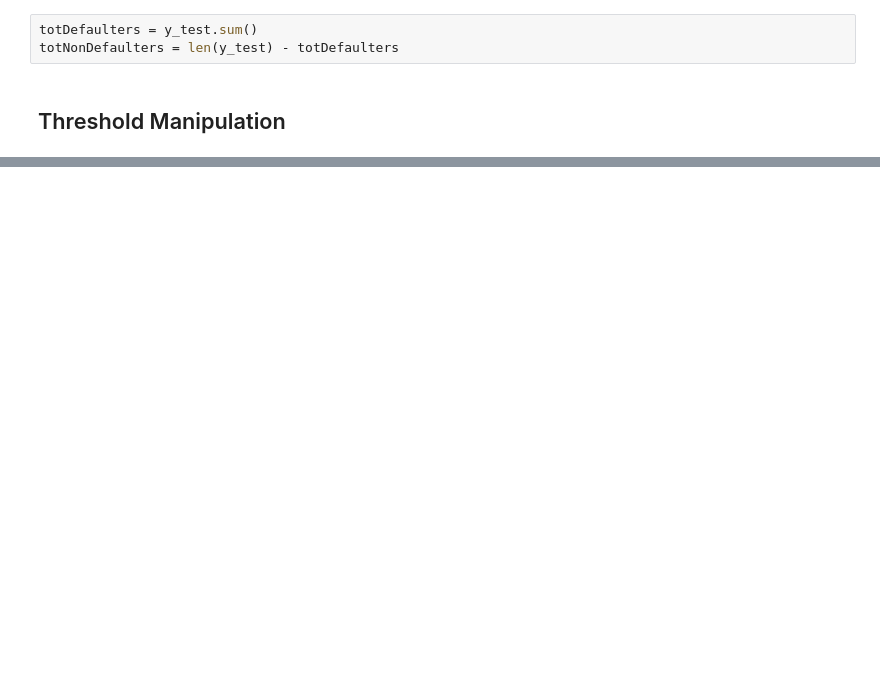
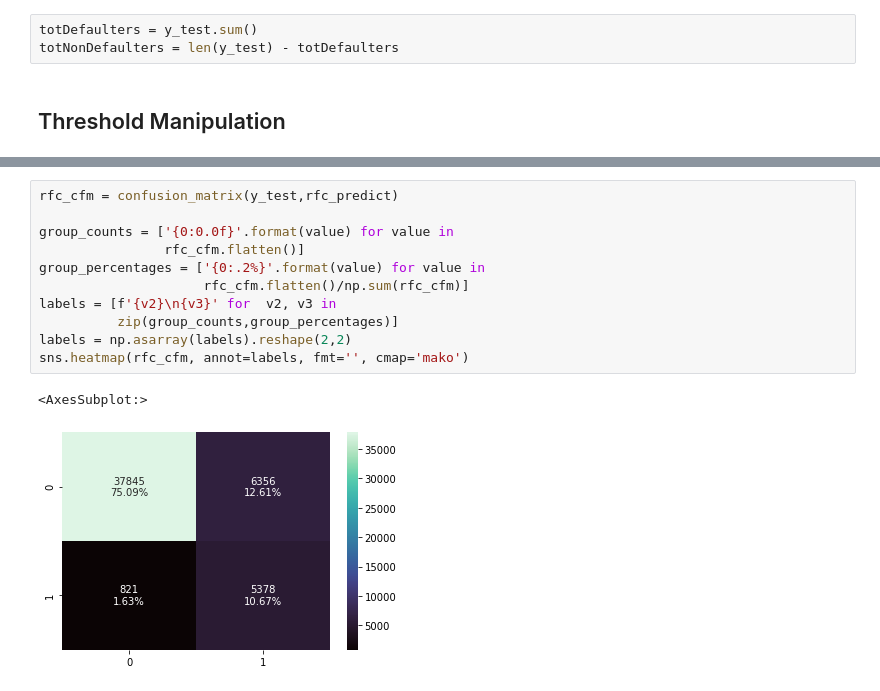
Before and after one commit to atknighton/Team-3-Data-Project, a Jupyter notebook: Data Mined - Training.Test Set Analysis.ipynb, the cells around one changed output, grey strips where cells are left out. Saved outputs shown, nothing was run; the diff lists cells and outputs as text; blank space fills up the shorter version.

```diff
--- a/Data Mined - Training.Test Set Analysis.ipynb
+++ b/Data Mined - Training.Test Set Analysis.ipynb
@@ -508,0 +531,14 @@ tempDF.groupby(["Predicted Default Status", "True Default Status"]).size().unsta
+# %%
+rfc_cfm = confusion_matrix(y_test,rfc_predict)
+
+group_counts = ['{0:0.0f}'.format(value) for value in
+                rfc_cfm.flatten()]
+group_percentages = ['{0:.2%}'.format(value) for value in
+                     rfc_cfm.flatten()/np.sum(rfc_cfm)]
+labels = [f'{v2}\n{v3}' for  v2, v3 in
+          zip(group_counts,group_percentages)]
+labels = np.asarray(labels).reshape(2,2)
+sns.heatmap(rfc_cfm, annot=labels, fmt='', cmap='mako')
+# %% [output]
+<AxesSubplot:>
+[figure, added]
```
Also changed, not shown: parts of 35 cells of this notebook.
